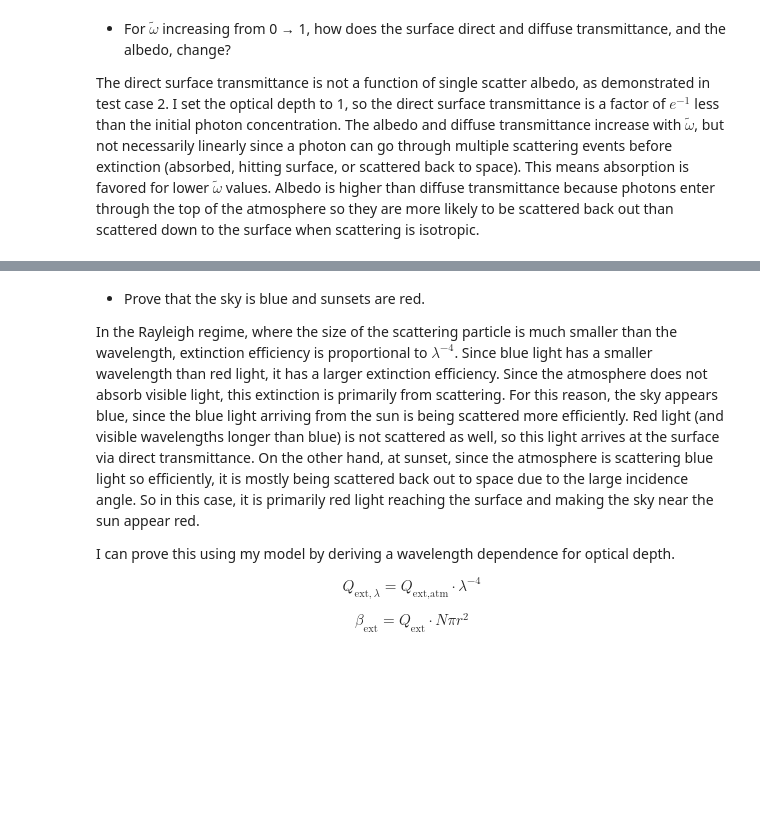
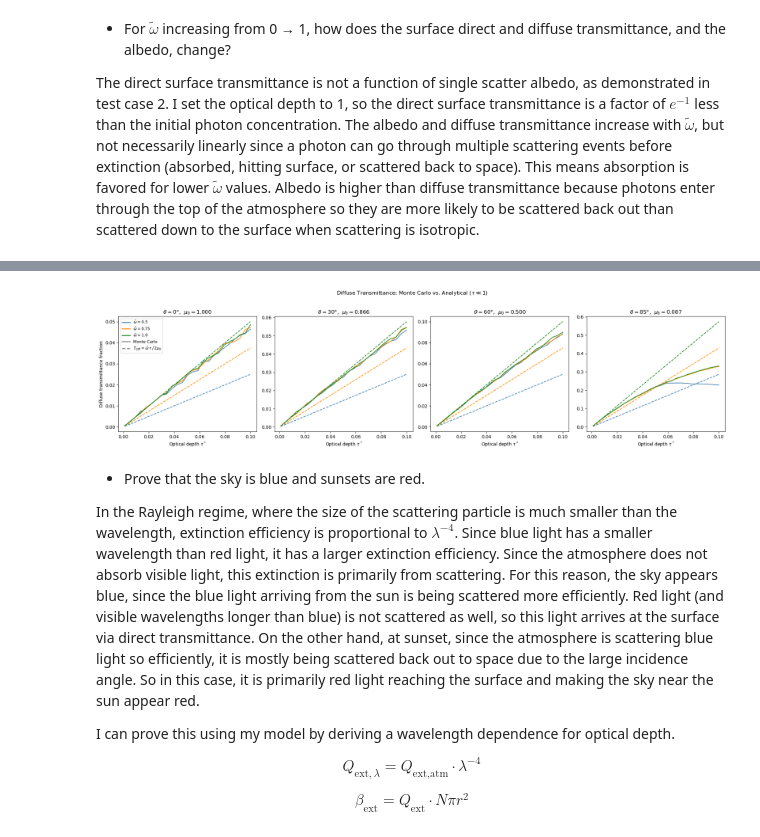
Before and after one commit to wwwtobin/sioc251_radiative_transfer, a Jupyter notebook: HW3_monte_carlo_scattering_PartI/scattering_model.ipynb, the cells around one changed output, grey strips where cells are left out. Saved outputs shown, nothing was run; the diff lists cells and outputs as text; code cells hidden in the pictures; blank space fills up the shorter version.

Commit message:
HW3.1 updates -- model runtime improvement and q5.3 b correction

```diff
--- a/HW3_monte_carlo_scattering_PartI/scattering_model.ipynb
+++ b/HW3_monte_carlo_scattering_PartI/scattering_model.ipynb
@@ -324,3 +376,52 @@ Text(0, 0.5, 'Surface transmittance')
+# %%
+from matplotlib.lines import Line2D
+
+fig, axes = plt.subplots(1, 4, figsize=(20, 5))
+
+thetas  = [0, 30, 60, 85]
+omegas  = [0.5, 0.75, 1.0]
+tau_arr = np.linspace(0.001, 0.1, 25)
+colors  = ['steelblue', 'darkorange', 'forestgreen']
+
+for ax, theta in zip(axes, thetas):
+    mu = np.cos(np.deg2rad(theta))
+
+    for omega, color in zip(omegas, colors):
+        # Monte Carlo: extract diffuse count at each tau
+        mc_diff = np.array([
+            monte_carlo_model(theta=theta, w=omega, tau_star=tau, num_photons=num_photons)[1]
+            for tau in tau_arr
+        ]) / num_photons
+
+        ax.plot(tau_arr, mc_diff, color=color, linewidth=1.5)
+
+        # Analytical: T_diff = (tau / mu) * omega * 0.5  (undefined when mu = 0)
+        if mu > 1e-6:
+            ax.plot(tau_arr, (tau_arr / mu) * omega * 0.5,
+                    color=color, linestyle='--', linewidth=1.5)
+
+    mu_str = f'{mu:.3f}' if mu > 1e-6 else '0'
+    ax.set_title(fr'$\theta = {theta}°$,  $\mu_0 = {mu_str}$')
+    ax.set_xlabel(r'Optical depth $\tau^*$')
+
+axes[0].set_ylabel('Diffuse transmittance fraction')
+
+# Split legend: colors = omega, line style = source
+color_handles = [
+    Line2D([0], [0], color=c, linewidth=2, label=fr'$\tilde{{\omega}} = {o}$')
+    for c, o in zip(colors, omegas)
+]
+style_handles = [
+    Line2D([0], [0], color='grey', linewidth=2, linestyle='-',  label='Monte Carlo'),
+    Line2D([0], [0], color='grey', linewidth=2, linestyle='--', label=r'$T_\mathrm{diff} = \tilde{\omega}\,\tau\,/\,2\mu_0$'),
+]
+axes[0].legend(handles=color_handles + style_handles, loc='upper left', fontsize=9)
+
+plt.suptitle(r'Diffuse Transmittance: Monte Carlo vs. Analytical ($\tau \ll 1$)', y=1.02)
+plt.tight_layout()
+plt.show()
+# %% [output]
+[figure, added]
 # %% [markdown]
 - Prove that the sky is blue and sunsets are red.
 
```
Also changed, not shown: parts of 11 cells of this notebook.
